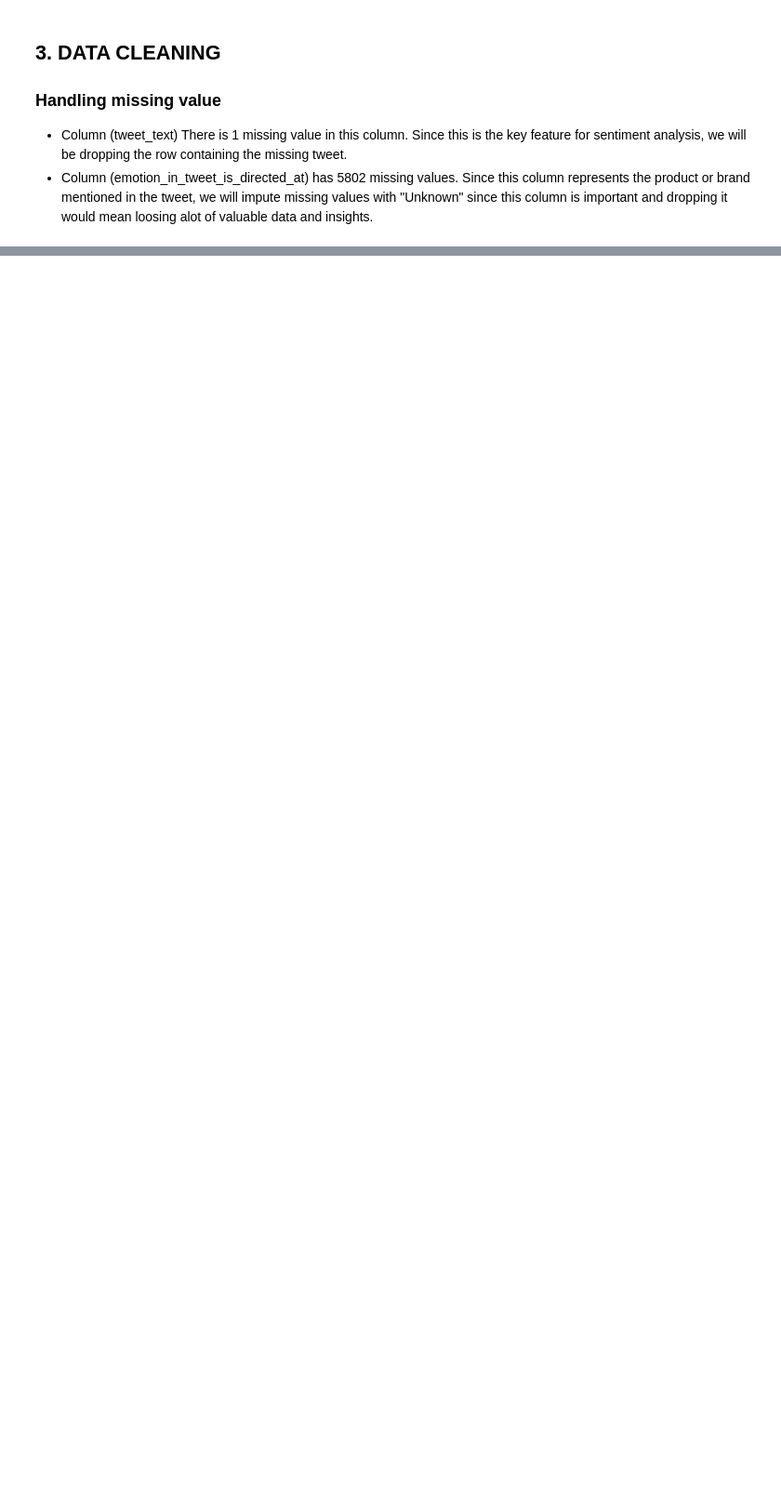
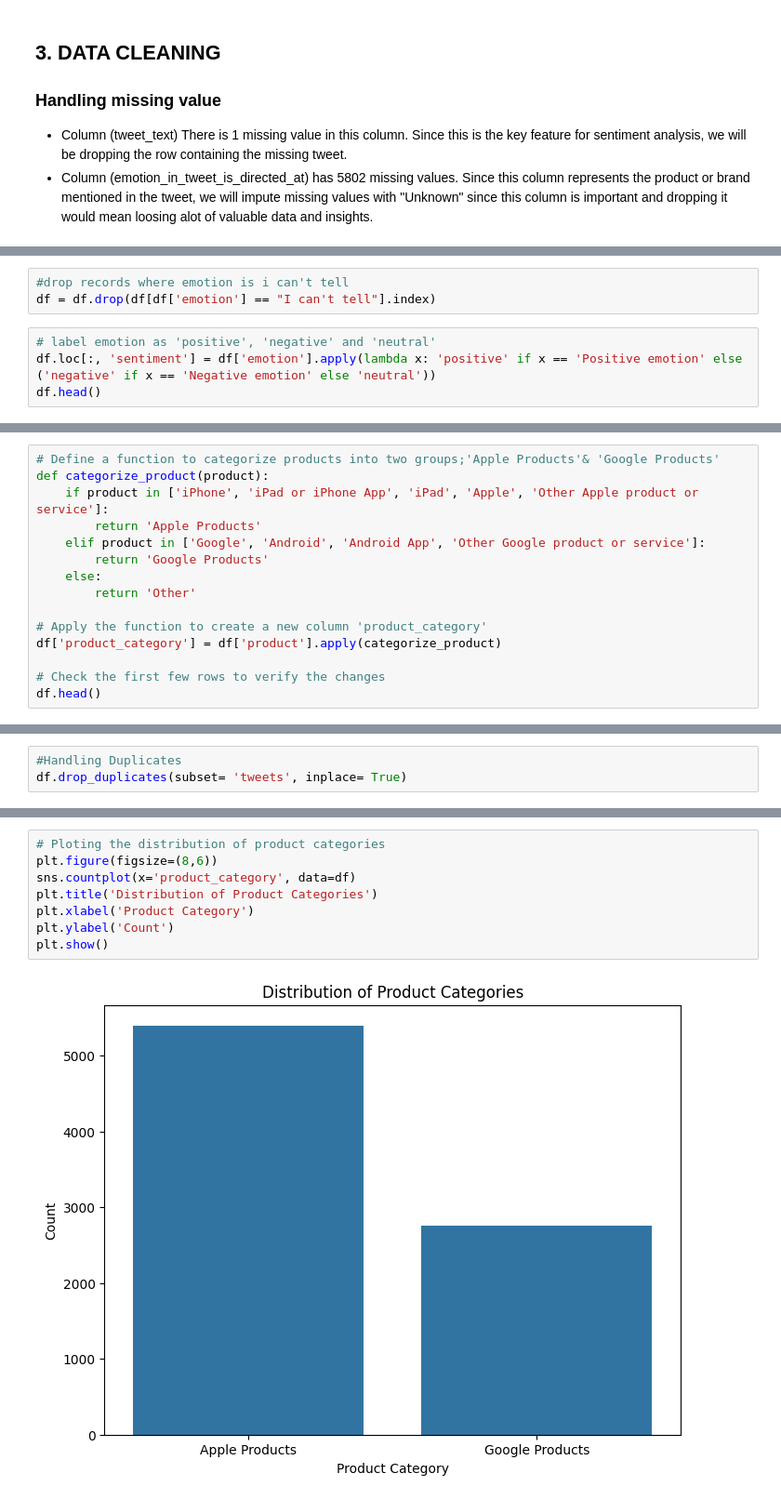
Before and after one commit to Kanyi254/sentiment-analysis, a Jupyter notebook: Untitled1.ipynb, the cells around one changed output, grey strips where cells are left out. Shown at 93% size. Cells and saved outputs as stored; diff of their text form; blank space fills up the shorter version.

```diff
--- a/Untitled1.ipynb
+++ b/Untitled1.ipynb
@@ -229,0 +305,7 @@ data_cleaned = data.dropna(subset=['tweet_text'])
+# %%
+#drop records where emotion is i can't tell
+df = df.drop(df[df['emotion'] == "I can't tell"].index)
+# %%
+# label emotion as 'positive', 'negative' and 'neutral'
+df.loc[:, 'sentiment'] = df['emotion'].apply(lambda x: 'positive' if x == 'Positive emotion' else ('negative' if x == 'Negative emotion' else 'neutral'))
+df.head()
@@ -229,0 +326,15 @@ data_cleaned = data.dropna(subset=['tweet_text'])
+# %%
+# Define a function to categorize products into two groups;'Apple Products'& 'Google Products'
+def categorize_product(product):
+    if product in ['iPhone', 'iPad or iPhone App', 'iPad', 'Apple', 'Other Apple product or service']:
+        return 'Apple Products'
+    elif product in ['Google', 'Android', 'Android App', 'Other Google product or service']:
+        return 'Google Products'
+    else:
+        return 'Other'
+
+# Apply the function to create a new column 'product_category'
+df['product_category'] = df['product'].apply(categorize_product)
+
+# Check the first few rows to verify the changes
+df.head()
@@ -229,0 +357,3 @@ data_cleaned = data.dropna(subset=['tweet_text'])
+# %%
+#Handling Duplicates
+df.drop_duplicates(subset= 'tweets', inplace= True)
@@ -229,0 +365,10 @@ data_cleaned = data.dropna(subset=['tweet_text'])
+# %%
+# Ploting the distribution of product categories
+plt.figure(figsize=(8,6))
+sns.countplot(x='product_category', data=df)
+plt.title('Distribution of Product Categories')
+plt.xlabel('Product Category')
+plt.ylabel('Count')
+plt.show()
+# %% [output]
+[figure, added]
```
Also changed, not shown: parts of 58 cells of this notebook.
